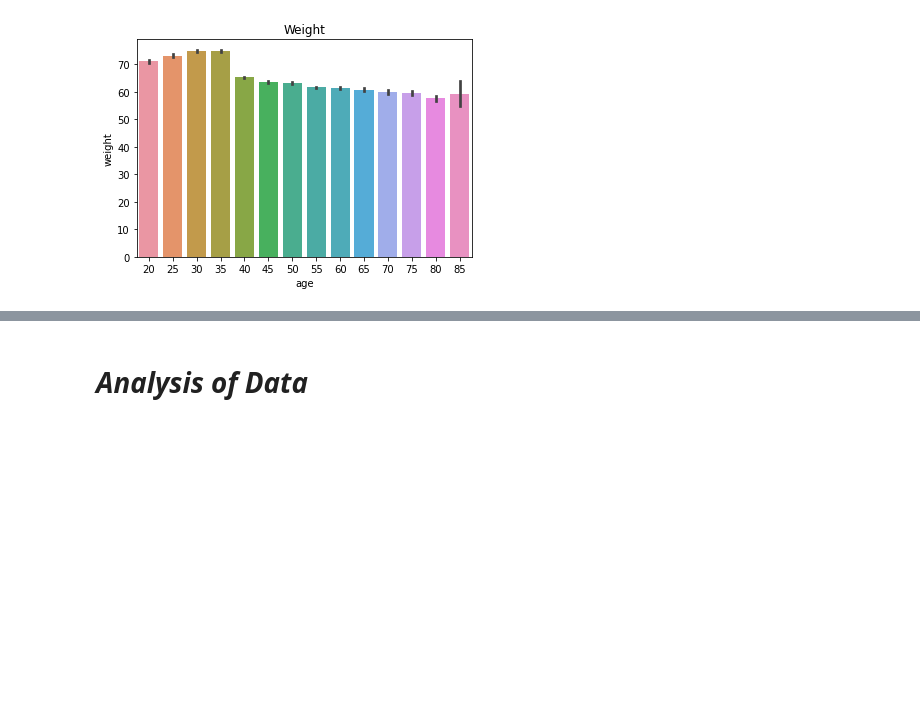
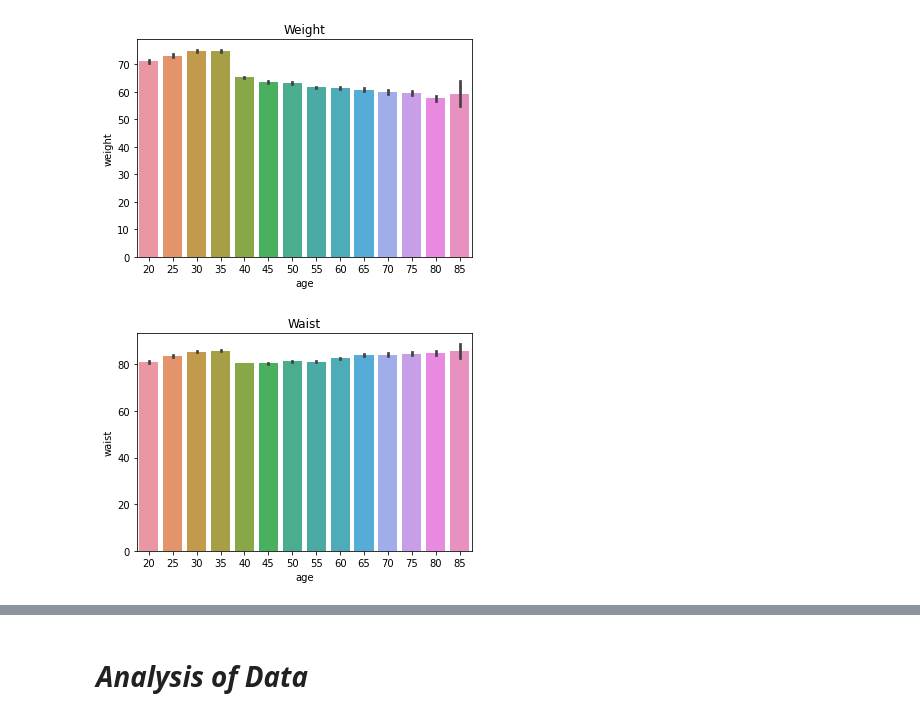
Before and after one commit to NiroginiJanstin/ML_Assignment2_IT18412994_IT18218336_IT18216592, a Jupyter notebook: Smoking_Status_Prediction_Model.ipynb, the cells around one changed output, grey strips where cells are left out. Saved outputs shown, nothing was run; the diff lists cells and outputs as text; code cells hidden in the pictures; blank space fills up the shorter version.

Commit message:
Data Visualization for Waist & Eye Sight

```diff
--- a/Smoking_Status_Prediction_Model.ipynb
+++ b/Smoking_Status_Prediction_Model.ipynb
@@ -146,0 +141,7 @@ plt.show()
+# %%
+#waist
+sbrn.barplot(x='age',y='waist',data=data)
+plt.title("Waist")
+plt.show()
+# %% [output]
+[figure, added]
```
Also changed, not shown: parts of 6 cells of this notebook.
